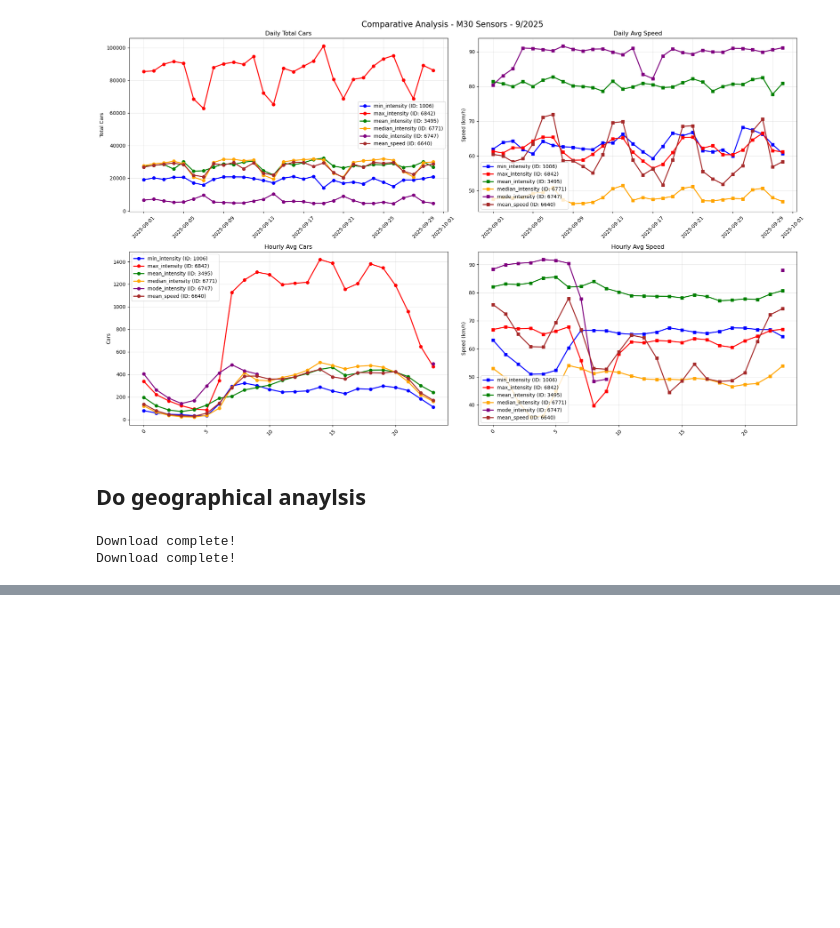
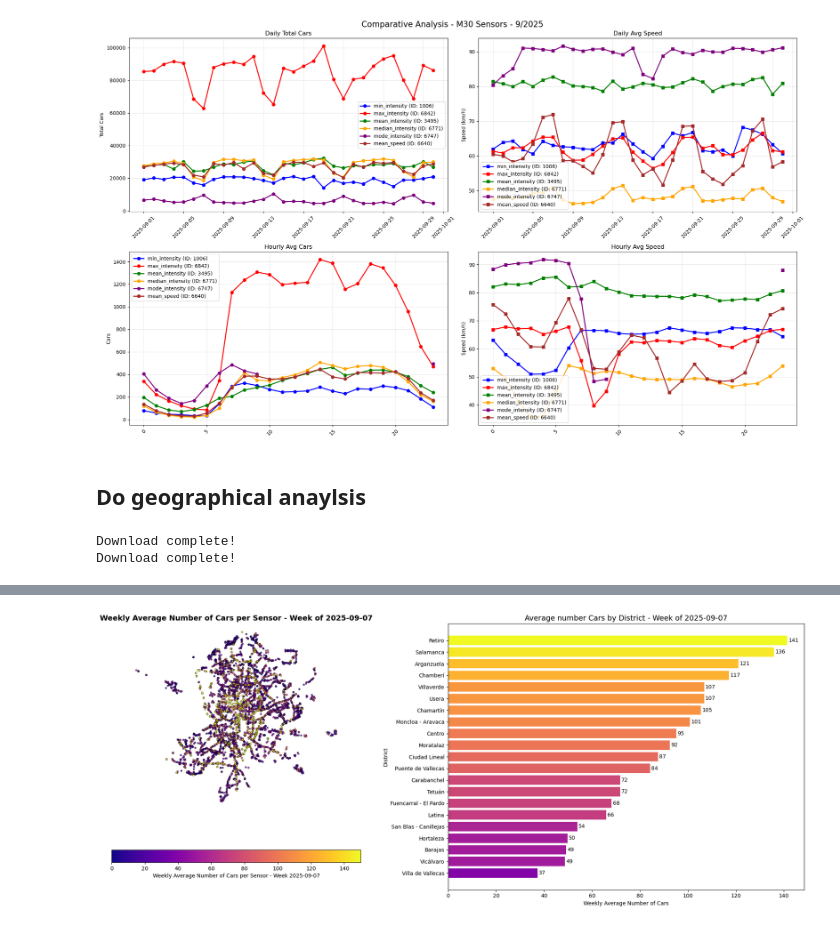
Before and after one commit to annak1800/ciudades_sostenibles, a Jupyter notebook: notebook_1.ipynb, the cells around one changed output, grey strips where cells are left out. Cells and saved outputs as stored; diff of their text form; code cells hidden in the pictures; blank space fills up the shorter version.

```diff
--- a/notebook_1.ipynb
+++ b/notebook_1.ipynb
@@ -705,25 +731,69 @@ gdf.to_file('/Users/annakober/Desktop/Uni/Master/Erasmus/Programming_cities/ciud
 # %%
-# create heatmap of sensor locations with average intensity values with arcpy pro
-import arcpy
-# set workspace
-arcpy.env.workspace = '/Users/annakober/Desktop/Uni/Master/Erasmus/Programming_cities/ciudades_sostenibles/data/'
-# load geopackage
-gdf_path = 'monthly_sensor_stats.gpkg'
-# convert geopackage to feature class
-arcpy.conversion.FeatureClassToFeatureClass(gdf_path, arcpy.env.workspace, 'monthly_sensor_stats_fc')
-# create heatmap using kernel density
-input_fc = 'monthly_sensor_stats_fc'
-output_raster = 'sensor_intensity_heatmap.tif'
-arcpy.sa.KernelDensity(input_fc, 'mean_value', cell_size=100, search_radius=500).save(output_raster)
+# load geopackage with aggregated sensor statistics and filter for specific week
+gdf_stats = gpd.read_file('/Users/annakober/Desktop/Uni/Master/Erasmus/Programming_cities/ciudades_sostenibles/data/monthly_sensor_stats.gpkg')
+import matplotlib.pyplot as plt
+import pandas as pd
 
-# create pdf map layout with arcpy pro
-# set map document
-mxd = arcpy.mp.ArcGISProject('/Users/annakober/Desktop/Uni/Master/Erasmus/Programming_cities/ciudades_sostenibles/data/sensor_map_layout.aprx')
-# get map
-map_obj = mxd.listMaps('Map')[0]
-# add heatmap layer
-heatmap_layer = arcpy.mp.LayerFile('/Users/annakober/Desktop/Uni/Master/Erasmus/Programming_cities/ciudades_sostenibles/data/sensor_intensity_heatmap.tif')
-map_obj.addLayer(heatmap_layer)
-# export to pdf
-layout = mxd.listLayouts('Layout')[0]
-layout.exportToPDF('/Users/annakober/Desktop/Uni/Master/Erasmus/Programming_cities/ciudades_sostenibles/data/sensor_heatmap.pdf')
+# Filter for coches_total data
+coches_data = gdf_stats[gdf_stats['measurement_type'] == 'coches_total']
+
+# Check available weeks
+print("Available weeks in the dataset:")
+print(coches_data['fecha'].dt.strftime('%Y-%m-%d').unique())
+
+# Select a specific week (you can change this date)
+selected_week = '2025-09-07'  # Change this to your desired week
+week_data = coches_data[coches_data['fecha'] == selected_week]
+
+if week_data.empty:
+    print(f"No data found for week {selected_week}")
+    print("Available weeks:")
+    for date in sorted(coches_data['fecha'].unique()):
+        print(f"  - {date.strftime('%Y-%m-%d')}")
+else:
+    # Create figure with subplots
+    fig, (ax1, ax2) = plt.subplots(1, 2, figsize=(20, 8))
+
+    # Plot 1: Map of sensor locations for selected week
+    week_data.plot(column='mean_value',
+                   ax=ax1,
+                   legend=True,
+                   cmap='plasma',  # Color scheme
+                   markersize=10,
+                   alpha=0.8,
+                   vmin=0,  # Set minimum color value
+                   vmax=150,  # Set maximum color value to reasonable limit
+                   edgecolors='black',
+                   linewidth=0.5,
+                   legend_kwds={'label': f"Weekly Average Number of Cars per Sensor - Week {selected_week}",
+                              'orientation': "horizontal",
+                              'shrink': 0.7})
+    ax1.set_title(f'Weekly Average Number of Cars per Sensor - Week of {selected_week}', fontsize=14, fontweight='bold')
+    ax1.axis('off')
+
+    # Plot 2: District-wise aggregation for selected week
+    district_stats = week_data.groupby('NOMBRE')['mean_value'].agg(['sum', 'count', 'mean']).reset_index()
+    district_stats.columns = ['NOMBRE', 'sum_coches_total', 'sensor_count', 'mean_coches_total']
+    district_stats = district_stats.sort_values('mean_coches_total', ascending=True)
+
+    # Create horizontal bar plot
+    bars = ax2.barh(district_stats['NOMBRE'], district_stats['mean_coches_total'],
+                    color=plt.cm.plasma(district_stats['mean_coches_total'] / district_stats['mean_coches_total'].max()))
+    ax2.set_title(f'Average number Cars by District - Week of {selected_week}', fontsize=14)
+    ax2.set_xlabel('Weekly Average Number of Cars')
+    ax2.set_ylabel('District')
+
+    # Add value labels on bars
+    for bar, value in zip(bars, district_stats['mean_coches_total']):
+        ax2.text(bar.get_width() + 0.5, bar.get_y() + bar.get_height()/2.,
+                 f'{value:.0f}', ha='left', va='center', fontsize=10)
+
+    plt.tight_layout()
+    plt.show()
+
+    # Print statistics for the selected week
+    print(f"\nTotal number of Cars per district for Week of {selected_week}:")
+    print("="*60)
+    for _, row in district_stats.sort_values('sum_coches_total', ascending=False).iterrows():
+        print(f"{row['NOMBRE']:<25}: {row['sum_coches_total']:.0f}, {row['sensor_count']} sensors")
+# %% [output]
@@ -729,0 +802 @@ layout.exportToPDF('/Users/annakober/Desktop/Uni/Master/Erasmus/Programming_citi
+[figure, added]
```
Also changed, not shown: parts of 13 cells of this notebook.
